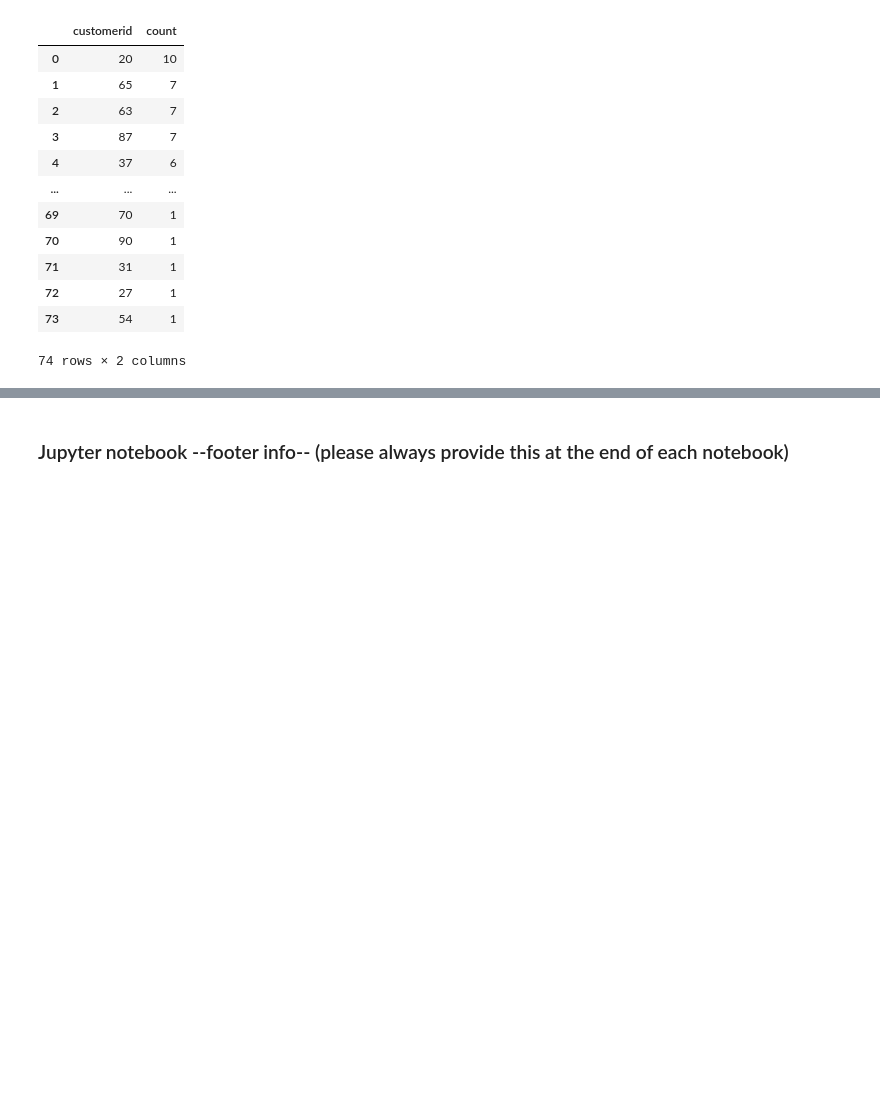
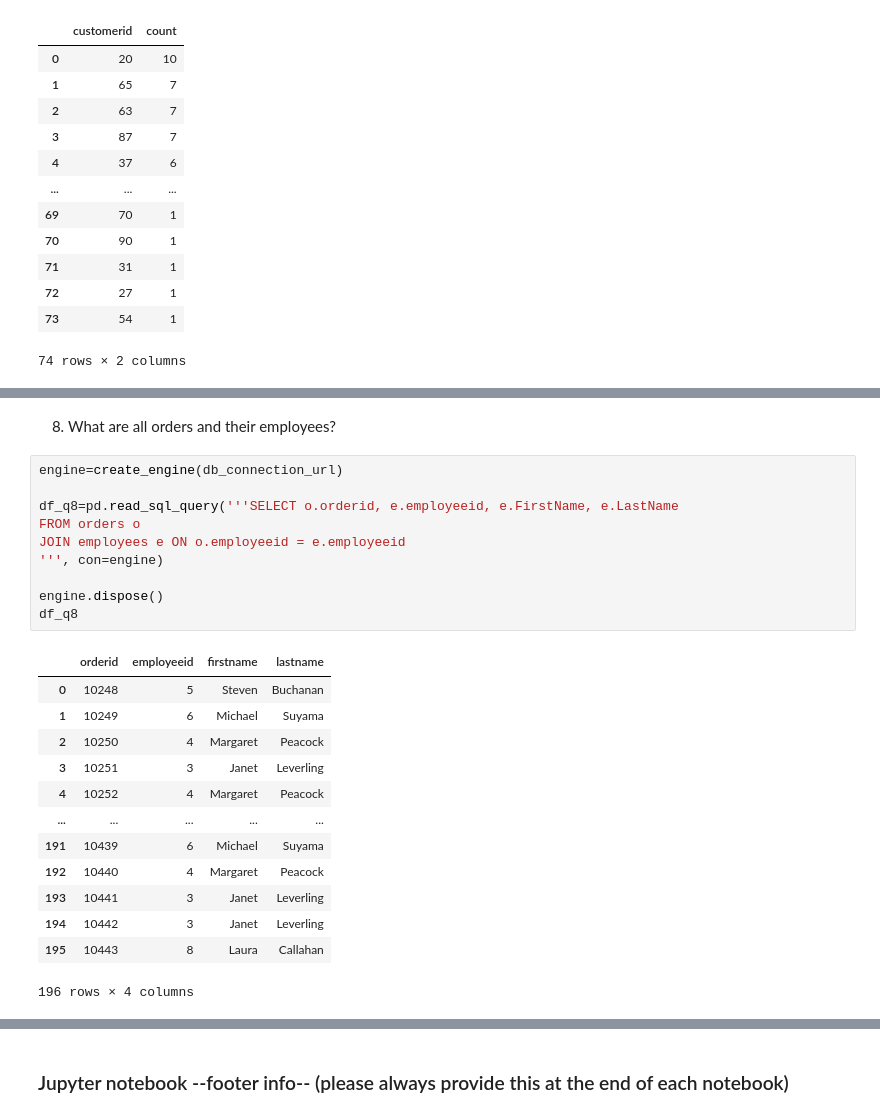
Before and after one commit to Ruzica12344/python_postgresql_pgadmin, a Jupyter notebook: postgres_northwind_data.ipynb, the cells around one changed output, grey strips where cells are left out. Drawn from its saved outputs; the diff is of its cells as text; blank space fills up the shorter version.

```diff
--- a/postgres_northwind_data.ipynb
+++ b/postgres_northwind_data.ipynb
@@ -325,0 +426,26 @@ df_q3
+# %% [markdown]
+8. What are all orders and their employees?
+# %%
+engine=create_engine(db_connection_url)
+
+df_q8=pd.read_sql_query('''SELECT o.orderid, e.employeeid, e.FirstName, e.LastName
+FROM orders o
+JOIN employees e ON o.employeeid = e.employeeid
+''', con=engine)
+
+engine.dispose()
+df_q8
+# %% [output]
+|  | orderid | employeeid | firstname | lastname |
+| 0 | 10248 | 5 | Steven | Buchanan |
+| 1 | 10249 | 6 | Michael | Suyama |
+| 2 | 10250 | 4 | Margaret | Peacock |
+| 3 | 10251 | 3 | Janet | Leverling |
+| 4 | 10252 | 4 | Margaret | Peacock |
+| ... | ... | ... | ... | ... |
+| 191 | 10439 | 6 | Michael | Suyama |
+| 192 | 10440 | 4 | Margaret | Peacock |
+| 193 | 10441 | 3 | Janet | Leverling |
+| 194 | 10442 | 3 | Janet | Leverling |
+| 195 | 10443 | 8 | Laura | Callahan |
+196 rows × 4 columns
```
Also changed, not shown: parts of 25 cells of this notebook.
